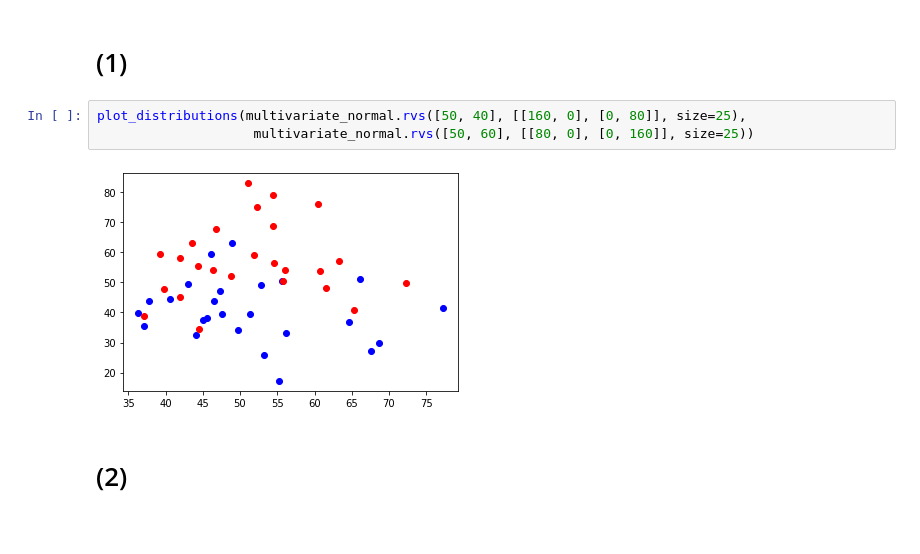
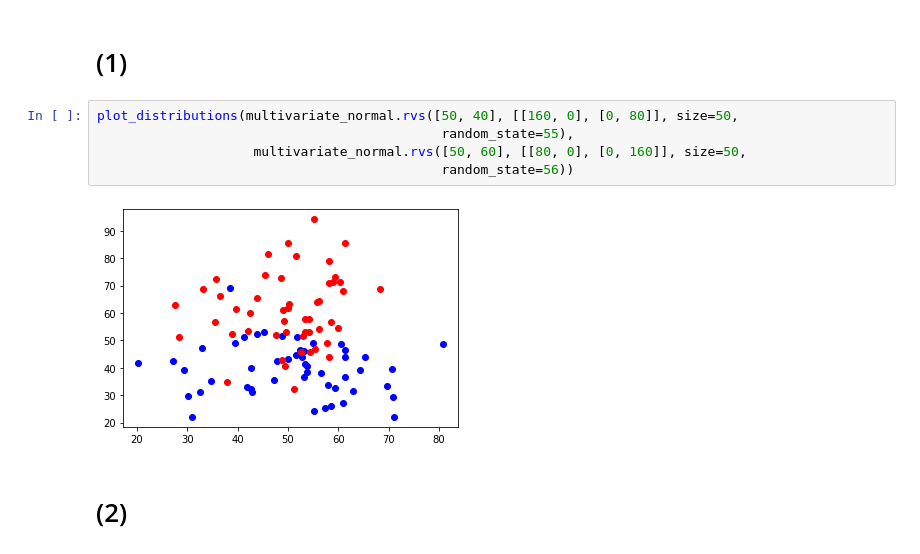
Before and after one commit to rovle/gpt3-in-context-fitting, a Jupyter notebook: classification_playground.ipynb, the cells around one changed output. Drawn from its saved outputs; the diff is of its cells as text.

```diff
--- a/classification_playground.ipynb
+++ b/classification_playground.ipynb
@@ -13,9 +19,11 @@ def plot_distributions(points_1, points_2):
 # %% [markdown]
 # (1)
 # %%
-plot_distributions(multivariate_normal.rvs([50, 40], [[160, 0], [0, 80]], size=25),
-                    multivariate_normal.rvs([50, 60], [[80, 0], [0, 160]], size=25))
+plot_distributions(multivariate_normal.rvs([50, 40], [[160, 0], [0, 80]], size=50,
+                                            random_state=55),
+                    multivariate_normal.rvs([50, 60], [[80, 0], [0, 160]], size=50,
+                                            random_state=56))
 # %% [output]
-[figure, old version]
+[figure, new version]
 # %% [markdown]
 # (2)
```
Also changed, not shown: parts of 19 cells of this notebook, 4 other files.
